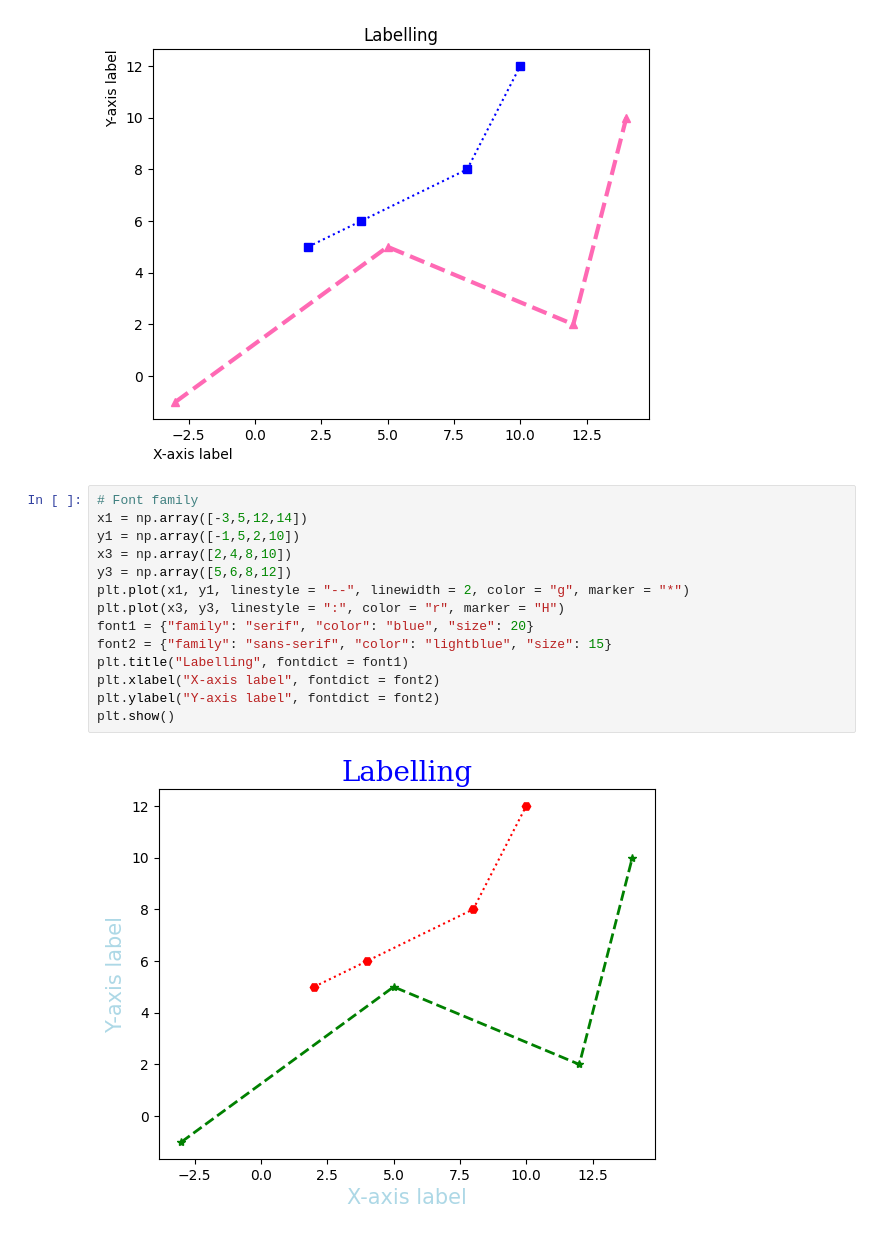
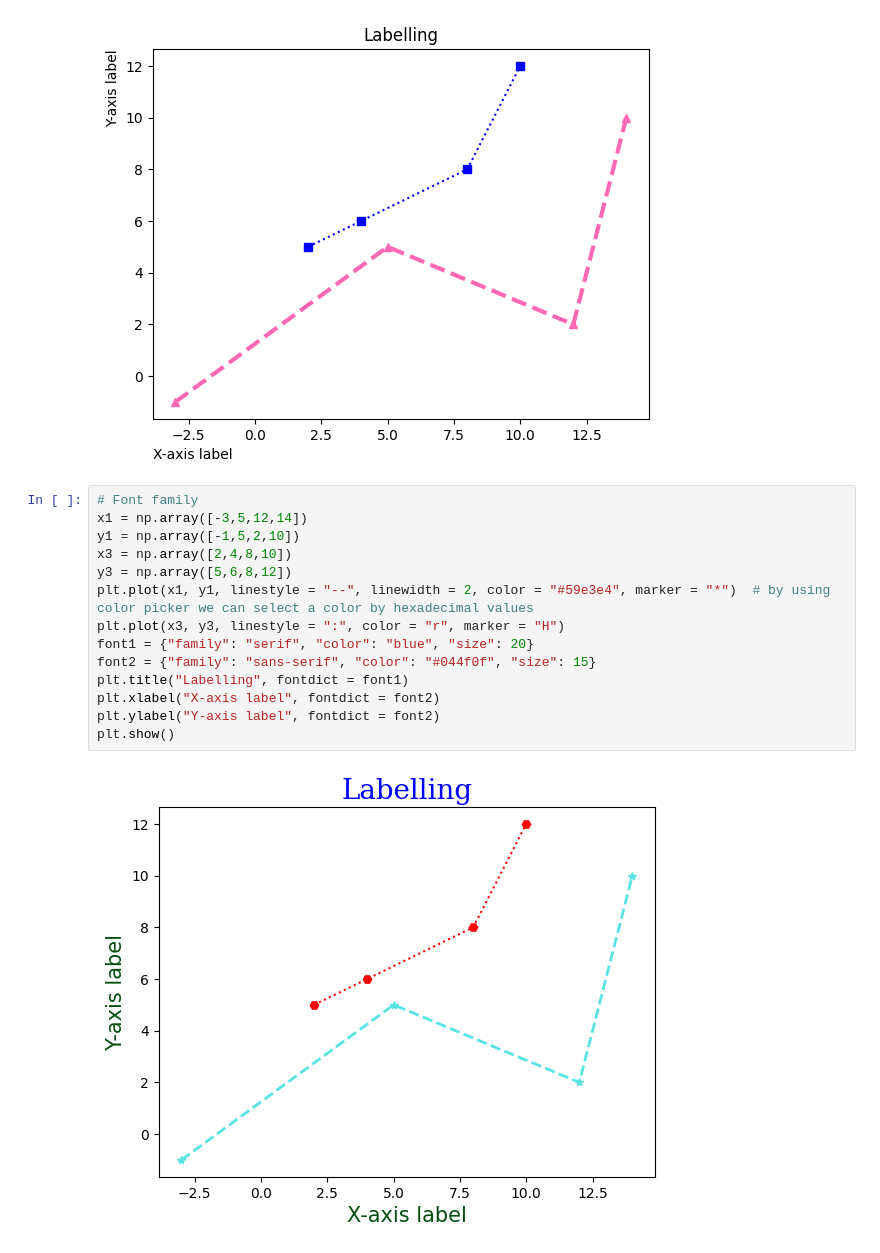
Before and after one commit to sadiq937/matplotlib_applications, a Jupyter notebook: Introduction.ipynb, the cells around one changed output. Drawn from its saved outputs; the diff is of its cells as text.

```diff
--- a/Introduction.ipynb
+++ b/Introduction.ipynb
@@ -88,16 +88,16 @@ plt.show()
 # %%
 # Font family
 x1 = np.array([-3,5,12,14])
 y1 = np.array([-1,5,2,10])
 x3 = np.array([2,4,8,10])
 y3 = np.array([5,6,8,12])
-plt.plot(x1, y1, linestyle = "--", linewidth = 2, color = "g", marker = "*")
+plt.plot(x1, y1, linestyle = "--", linewidth = 2, color = "#59e3e4", marker = "*")  # by using color picker we can select a color by hexadecimal values
 plt.plot(x3, y3, linestyle = ":", color = "r", marker = "H")
 font1 = {"family": "serif", "color": "blue", "size": 20}
-font2 = {"family": "sans-serif", "color": "lightblue", "size": 15}
+font2 = {"family": "sans-serif", "color": "#044f0f", "size": 15}
 plt.title("Labelling", fontdict = font1)
 plt.xlabel("X-axis label", fontdict = font2)
 plt.ylabel("Y-axis label", fontdict = font2)
 plt.show()
 # %% [output]
-[figure, old version]
+[figure, new version]
```
Also changed, not shown: parts of 7 cells of this notebook.
